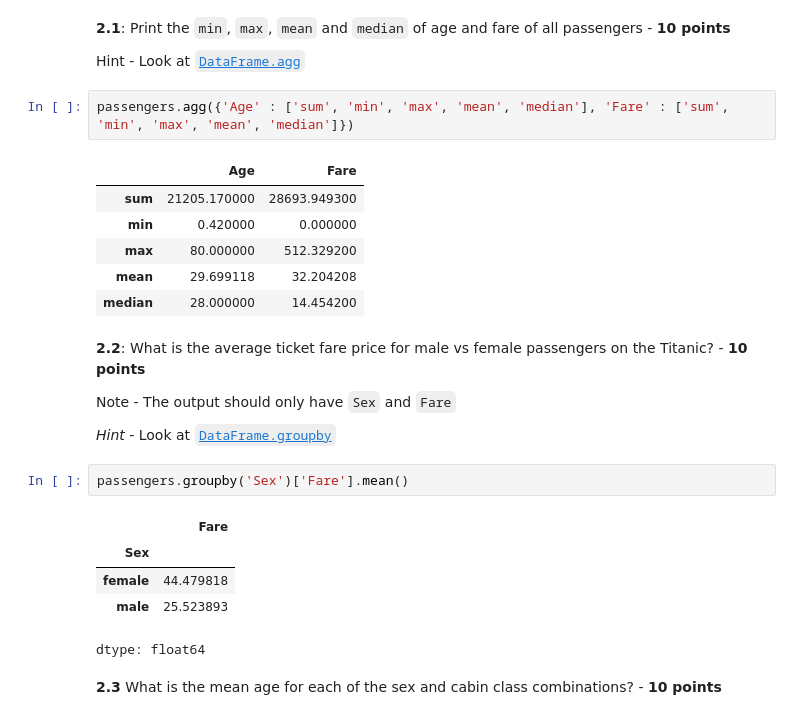
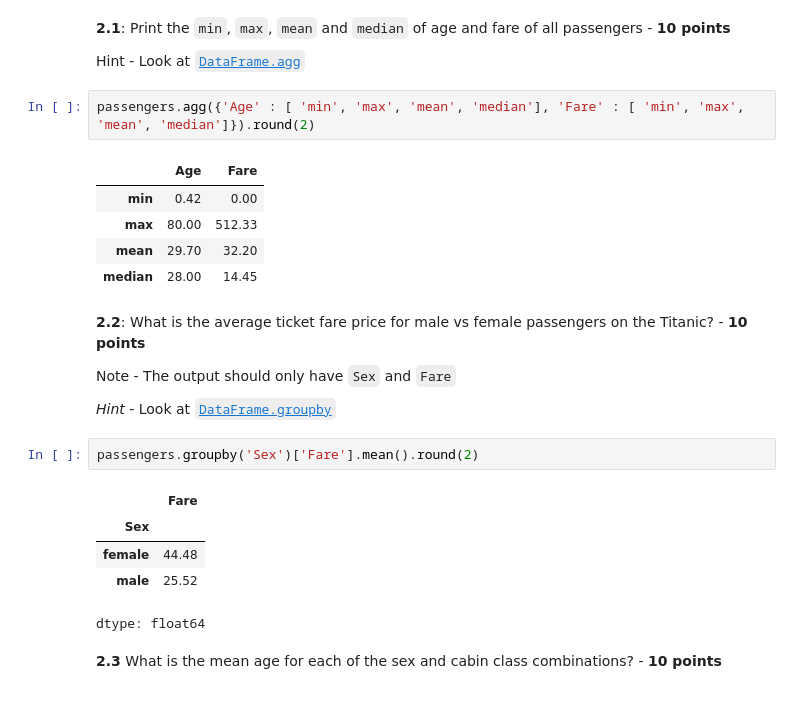
Before and after one commit to surf-guy/DSE200, a Jupyter notebook: HW/HW_2.ipynb, the cells around one changed output. Cells and saved outputs as stored; diff of their text form.

```diff
--- a/HW/HW_2.ipynb
+++ b/HW/HW_2.ipynb
@@ -158,14 +154,13 @@ There are 708 samples that contain null/NaN in atleast one of the columns
 
 Hint - Look at [`DataFrame.agg`](https://pandas.pydata.org/docs/reference/api/pandas.DataFrame.agg.html#pandas.DataFrame.agg)
 # %%
-passengers.agg({'Age' : ['sum', 'min', 'max', 'mean', 'median'], 'Fare' : ['sum', 'min', 'max', 'mean', 'median']})
+passengers.agg({'Age' : [ 'min', 'max', 'mean', 'median'], 'Fare' : [ 'min', 'max', 'mean', 'median']}).round(2)
 # %% [output]
 |  | Age | Fare |
-| sum | 21205.170000 | 28693.949300 |
-| min | 0.420000 | 0.000000 |
-| max | 80.000000 | 512.329200 |
-| mean | 29.699118 | 32.204208 |
-| median | 28.000000 | 14.454200 |
+| min | 0.42 | 0.00 |
+| max | 80.00 | 512.33 |
+| mean | 29.70 | 32.20 |
+| median | 28.00 | 14.45 |
 # %% [markdown]
 **2.2**: What is the average ticket fare price for male vs female passengers on the Titanic? - **10 points**
 
@@ -173,12 +168,12 @@ Note - The output should only have `Sex` and `Fare`
 
 *Hint* - Look at [`DataFrame.groupby`](https://pandas.pydata.org/docs/reference/api/pandas.DataFrame.groupby.html#pandas.DataFrame.groupby)
 # %%
-passengers.groupby('Sex')['Fare'].mean()
+passengers.groupby('Sex')['Fare'].mean().round(2)
 # %% [output]
 |  | Fare |
 | Sex |  |
-| female | 44.479818 |
-| male | 25.523893 |
+| female | 44.48 |
+| male | 25.52 |
 dtype: float64
 # %% [markdown]
 **2.3** What is the mean age for each of the sex and cabin class combinations? - **10 points**
```
Also changed, not shown: parts of 17 cells of this notebook.
